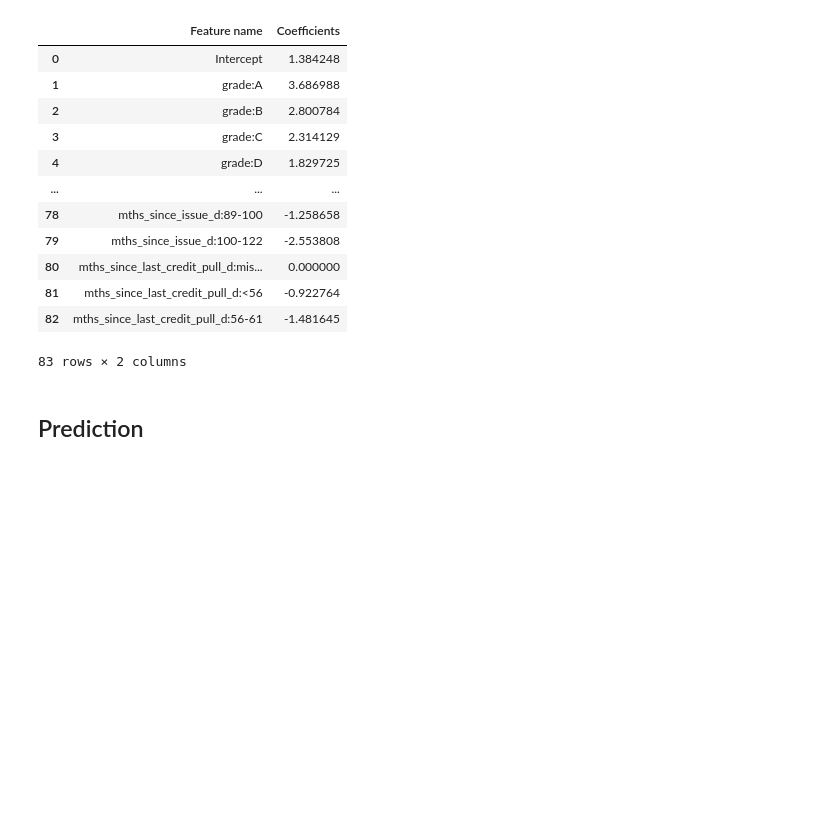
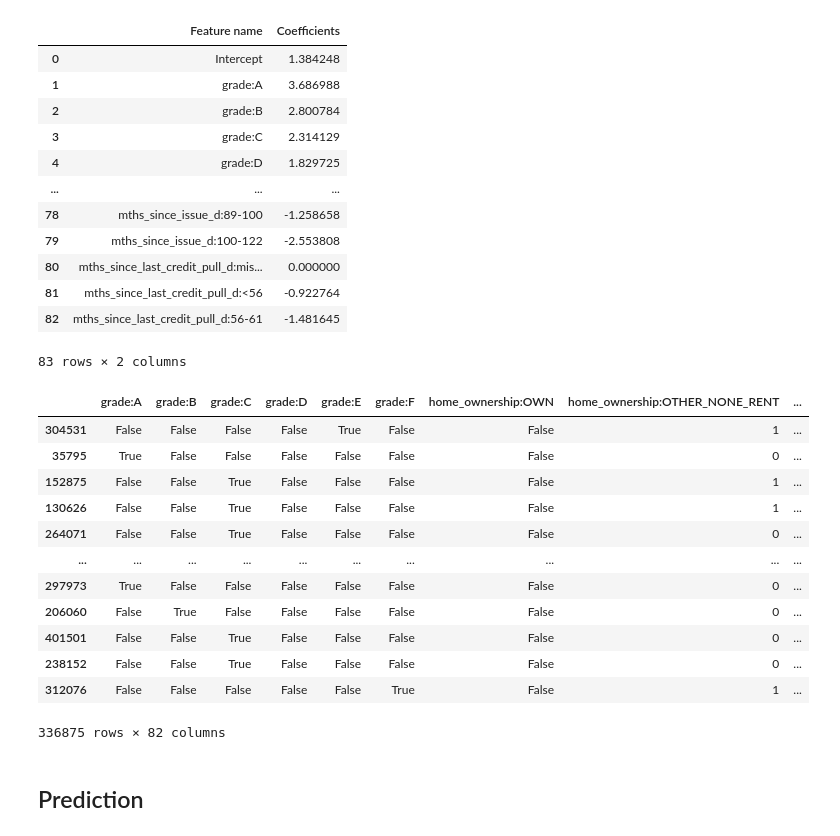
Before and after one commit to SharathkumaraKR/Credit-Risk-Model, a Jupyter notebook: Credit_Risk_Model_(Kaggle).ipynb, the cells around one changed output. Drawn from its saved outputs; the diff is of its cells as text; code cells hidden in the pictures; blank space fills up the shorter version.

```diff
--- a/Credit_Risk_Model_(Kaggle).ipynb
+++ b/Credit_Risk_Model_(Kaggle).ipynb
@@ -1382,6 +1382,22 @@ summary_table
 | 81 | mths_since_last_credit_pull_d:<56 | -0.922764 |
 | 82 | mths_since_last_credit_pull_d:56-61 | -1.481645 |
 83 rows × 2 columns
+# %%
+X_train_woe_transformed
+# %% [output]
+|  | grade:A | grade:B | grade:C | grade:D | grade:E | grade:F | home_ownership:OWN | home_ownership:OTHER_NONE_RENT | ... |
+| 304531 | False | False | False | False | True | False | False | 1 | ... |
+| 35795 | True | False | False | False | False | False | False | 0 | ... |
+| 152875 | False | False | True | False | False | False | False | 1 | ... |
+| 130626 | False | False | True | False | False | False | False | 1 | ... |
+| 264071 | False | False | True | False | False | False | False | 0 | ... |
+| ... | ... | ... | ... | ... | ... | ... | ... | ... | ... |
+| 297973 | True | False | False | False | False | False | False | 0 | ... |
+| 206060 | False | True | False | False | False | False | False | 0 | ... |
+| 401501 | False | False | True | False | False | False | False | 0 | ... |
+| 238152 | False | False | True | False | False | False | False | 0 | ... |
+| 312076 | False | False | False | False | False | True | False | 1 | ... |
+336875 rows × 82 columns
 # %% [markdown]
 ## Prediction
 # %%
```
